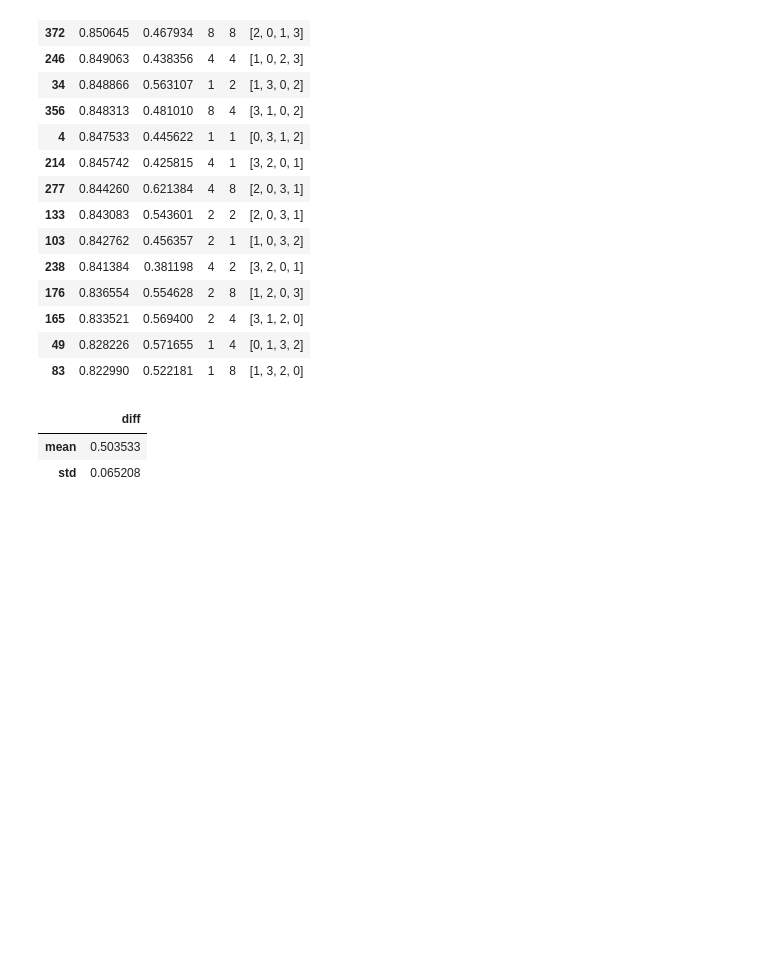
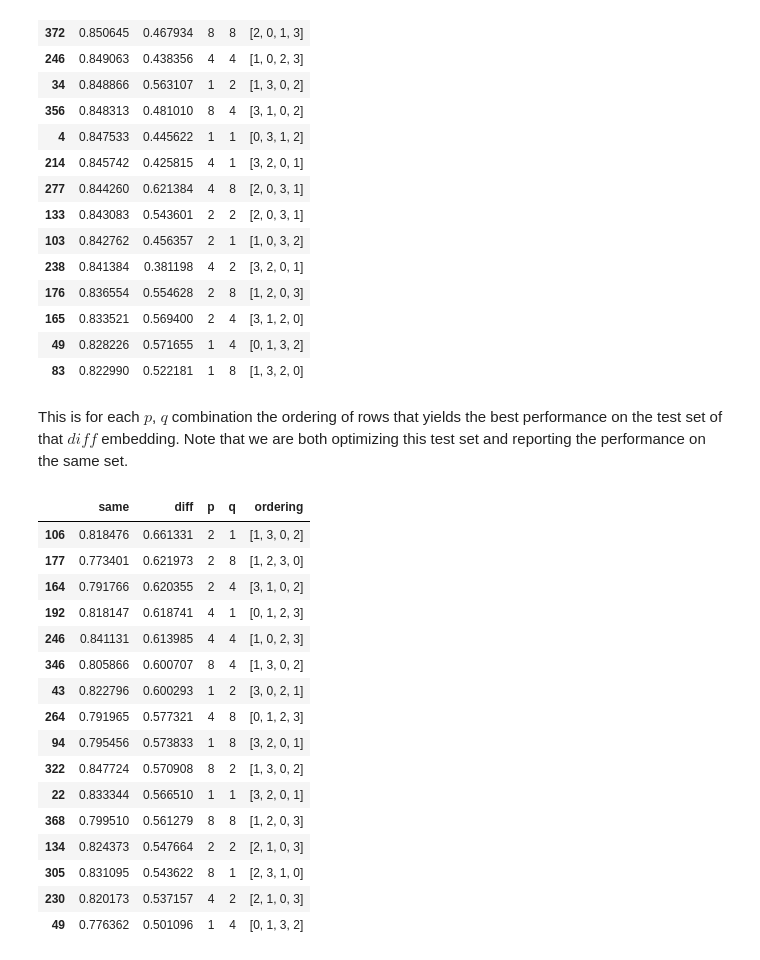
Before and after one commit to gerritjandebruin/community-embedding, a Jupyter notebook: results.ipynb, the cells around one changed output. Drawn from its saved outputs; the diff is of its cells as text; code cells hidden in the pictures; blank space fills up the shorter version.

Commit message:
Added some more results of trying all orderings.

```diff
--- a/results.ipynb
+++ b/results.ipynb
@@ -366,9 +366,27 @@ result_max
 | 165 | 0.833521 | 0.569400 | 2 | 4 | [3, 1, 2, 0] |
 | 49 | 0.828226 | 0.571655 | 1 | 4 | [0, 1, 3, 2] |
 | 83 | 0.822990 | 0.522181 | 1 | 8 | [1, 3, 2, 0] |
-# %%
-result_max.agg({'diff': ['mean', 'std']})
-# %% [output]
-|  | diff |
-| mean | 0.503533 |
-| std | 0.065208 |
+# %% [markdown]
+This is for each $p$, $q$ combination the ordering of rows that yields the best performance on the test set of that $diff$ embedding. Note that we are both optimizing this test set and reporting the performance on the same set.
+# %%
+result_max = pd.DataFrame(result).sort_values('diff', ascending=False).drop_duplicates(['p', 'q'])
+# %%
+result_max
+# %% [output]
+|  | same | diff | p | q | ordering |
+| 106 | 0.818476 | 0.661331 | 2 | 1 | [1, 3, 0, 2] |
+| 177 | 0.773401 | 0.621973 | 2 | 8 | [1, 2, 3, 0] |
+| 164 | 0.791766 | 0.620355 | 2 | 4 | [3, 1, 0, 2] |
+| 192 | 0.818147 | 0.618741 | 4 | 1 | [0, 1, 2, 3] |
+| 246 | 0.841131 | 0.613985 | 4 | 4 | [1, 0, 2, 3] |
+| 346 | 0.805866 | 0.600707 | 8 | 4 | [1, 3, 0, 2] |
+| 43 | 0.822796 | 0.600293 | 1 | 2 | [3, 0, 2, 1] |
+| 264 | 0.791965 | 0.577321 | 4 | 8 | [0, 1, 2, 3] |
+| 94 | 0.795456 | 0.573833 | 1 | 8 | [3, 2, 0, 1] |
+| 322 | 0.847724 | 0.570908 | 8 | 2 | [1, 3, 0, 2] |
+| 22 | 0.833344 | 0.566510 | 1 | 1 | [3, 2, 0, 1] |
+| 368 | 0.799510 | 0.561279 | 8 | 8 | [1, 2, 0, 3] |
+| 134 | 0.824373 | 0.547664 | 2 | 2 | [2, 1, 0, 3] |
+| 305 | 0.831095 | 0.543622 | 8 | 1 | [2, 3, 1, 0] |
+| 230 | 0.820173 | 0.537157 | 4 | 2 | [2, 1, 0, 3] |
+| 49 | 0.776362 | 0.501096 | 1 | 4 | [0, 1, 3, 2] |
```
Also changed, not shown: parts of 2 cells of this notebook, 3 other files.
